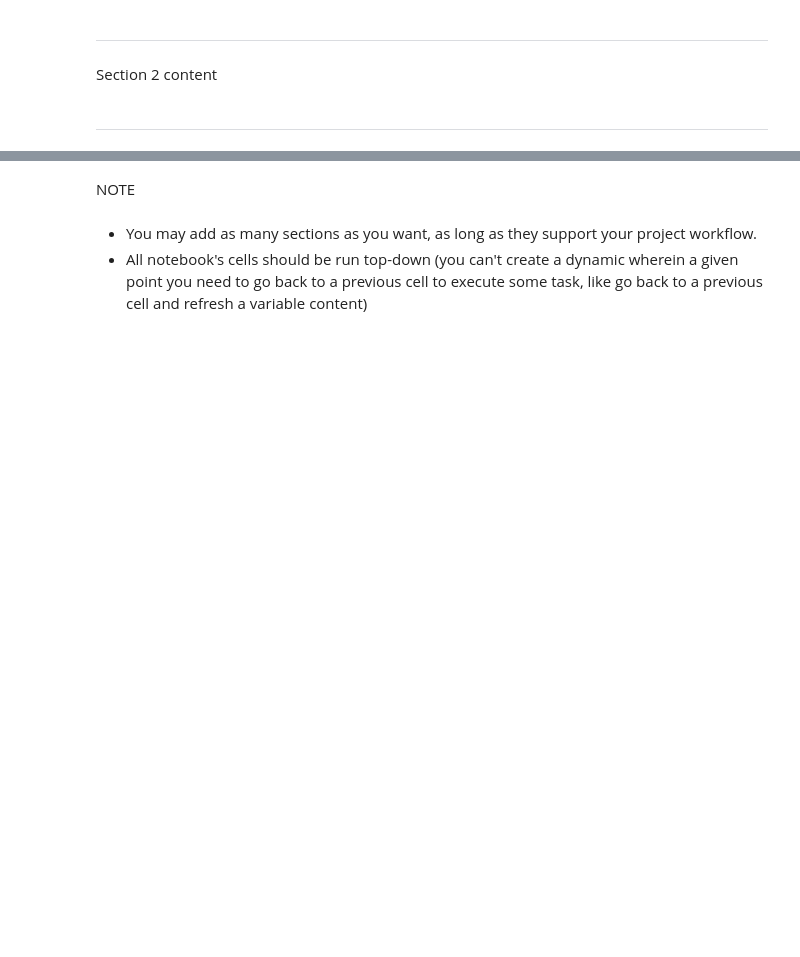
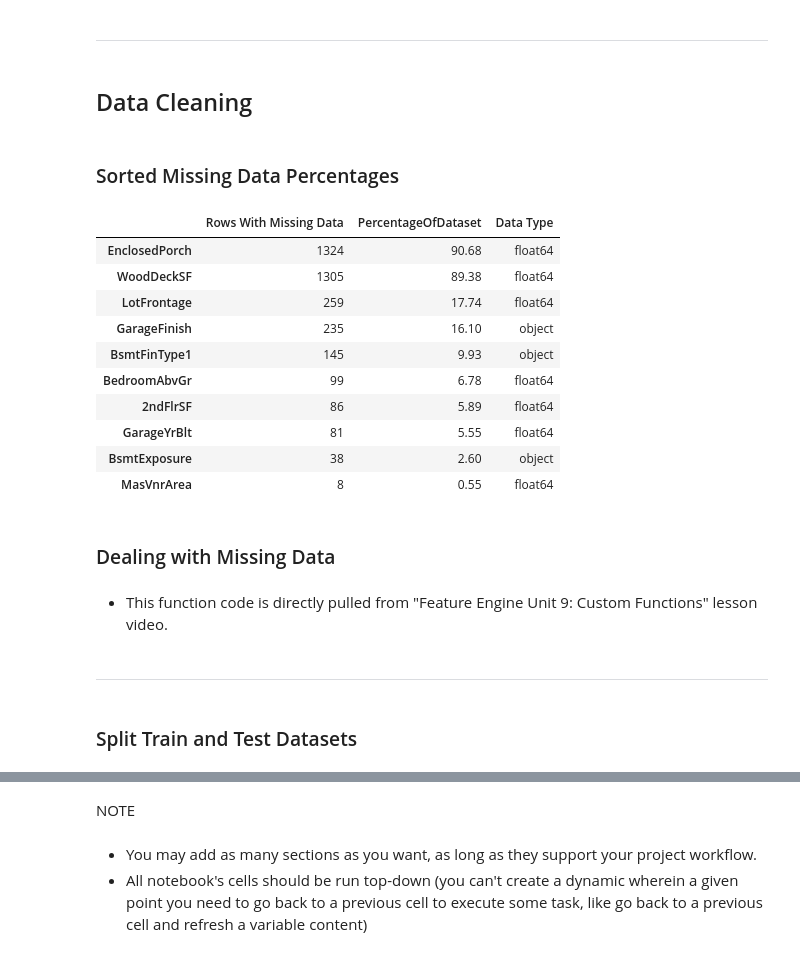
Before and after one commit to aksurcos/P5-Heritage-Housing, a Jupyter notebook: jupyter_notebooks/03_data_cleaning.ipynb, the cells around one changed output, grey strips where cells are left out. Cells and saved outputs as stored; diff of their text form; code cells hidden in the pictures; blank space fills up the shorter version.

Commit message:
data cleaning and spliting process

```diff
--- a/jupyter_notebooks/03_data_cleaning.ipynb
+++ b/jupyter_notebooks/03_data_cleaning.ipynb
@@ -99,5 +99,38 @@ else:
 [interactive output not drawn]
 # %% [markdown]
 ---
-# %% [markdown]
-Section 2 content
+# %% [markdown]
+## Data Cleaning
+# %% [markdown]
+### Sorted Missing Data Percentages
+# %%
+def EvaluateMissingData(house_prices_df):
+    missing_data = house_prices_df.isnull().sum()
+    missing_data_percentage = round(missing_data/len(house_prices_df)*100, 2)
+    df_missing_data = (pd.DataFrame(
+                            data = {"Rows With Missing Data": missing_data,
+                                    "PercentageOfDataset": missing_data_percentage,
+                                    "Data Type": house_prices_df.dtypes}
+                                    )
+                            .sort_values(by=['PercentageOfDataset'], ascending=False)
+                            .query("PercentageOfDataset > 0")
+                          )
+    return df_missing_data
+
+EvaluateMissingData(house_prices_df)
+# %% [output]
+|  | Rows With Missing Data | PercentageOfDataset | Data Type |
+| EnclosedPorch | 1324 | 90.68 | float64 |
+| WoodDeckSF | 1305 | 89.38 | float64 |
+| LotFrontage | 259 | 17.74 | float64 |
+| GarageFinish | 235 | 16.10 | object |
+| BsmtFinType1 | 145 | 9.93 | object |
+| BedroomAbvGr | 99 | 6.78 | float64 |
+| 2ndFlrSF | 86 | 5.89 | float64 |
+| GarageYrBlt | 81 | 5.55 | float64 |
+| BsmtExposure | 38 | 2.60 | object |
+| MasVnrArea | 8 | 0.55 | float64 |
+# %% [markdown]
+### Dealing with Missing Data
+# %% [markdown]
+- This function code is directly pulled from "Feature Engine Unit 9: Custom Functions" lesson video.
@@ -104,2 +183,4 @@ Section 2 content
 # %% [markdown]
 ---
+# %% [markdown]
+### Split Train and Test Datasets
```
Also changed, not shown: parts of 4 cells of this notebook, 1 other file.
